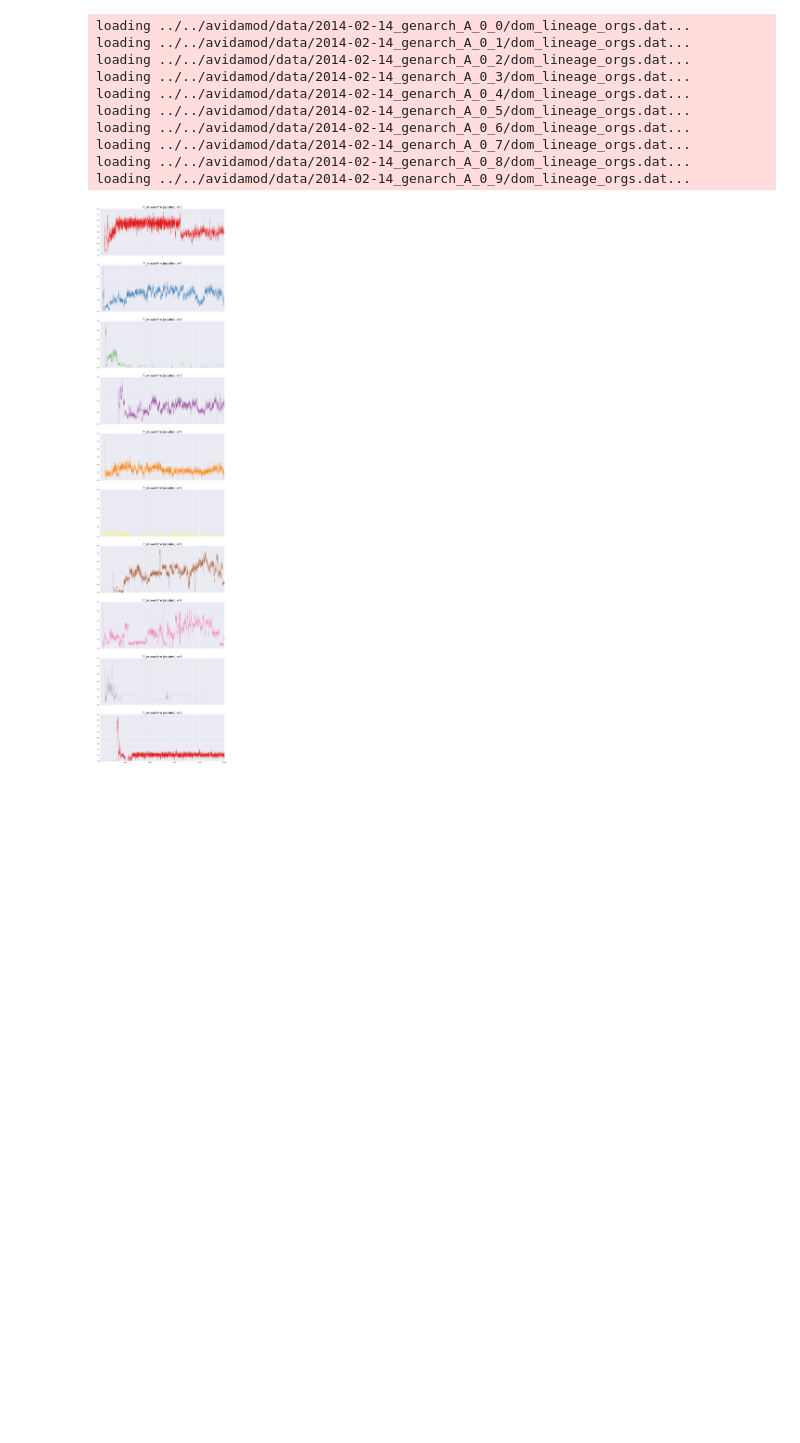
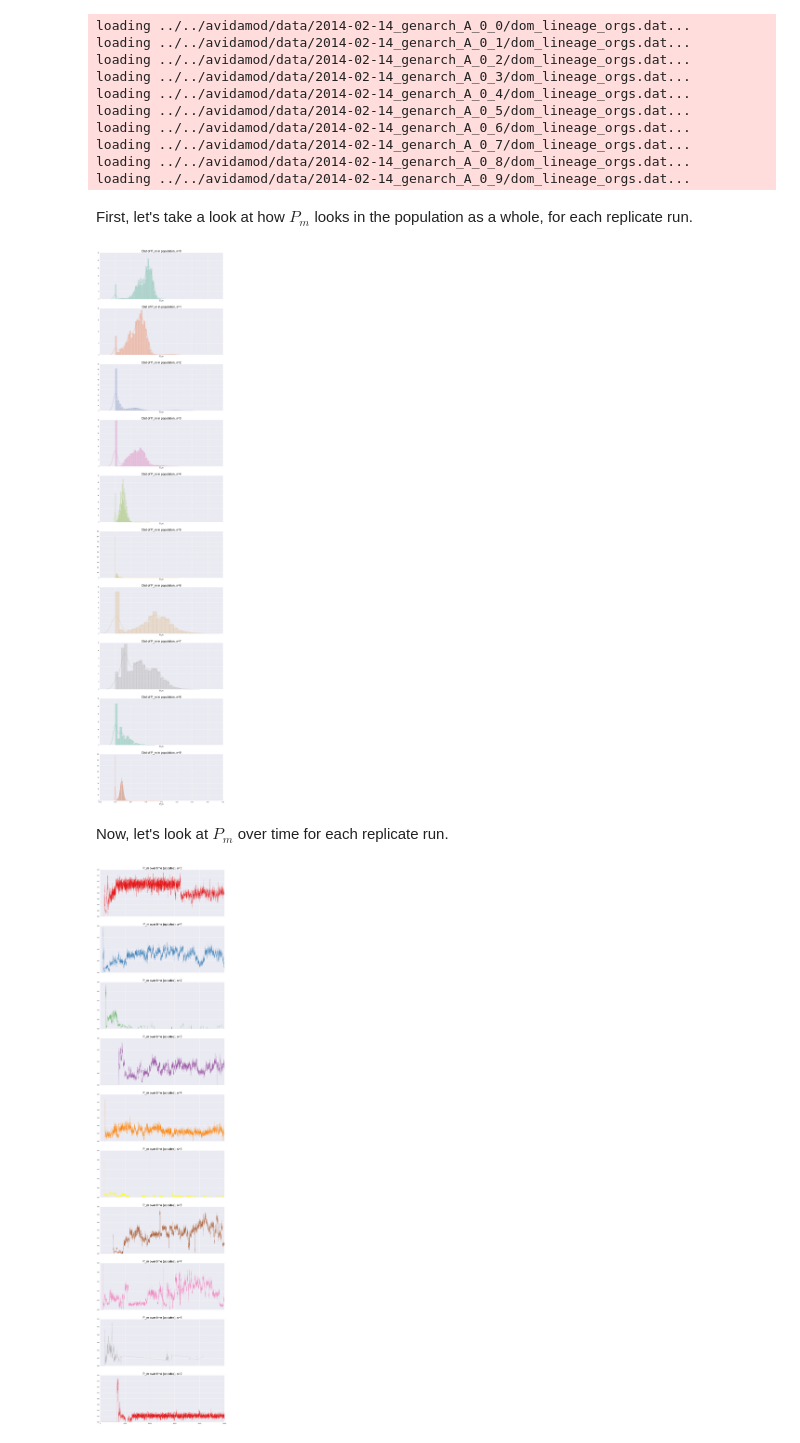
Before and after one commit to camillescott/pyavida, a Jupyter notebook: notebooks/Avida Sampling Modularity.ipynb, the cells around one changed output. Saved outputs shown, nothing was run; the diff lists cells and outputs as text; code cells hidden in the pictures; blank space fills up the shorter version.

Commit message:
added population P_m distributions to notebook

```diff
--- a/notebooks/Avida Sampling Modularity.ipynb
+++ b/notebooks/Avida Sampling Modularity.ipynb
@@ -276,6 +276,19 @@ for i in xrange(10):
     o_df, d = dfs[i]
     P_m_D = o_df[o_df.u_birth > 0].apply(mod_func, axis=1, raw=True, args=(d,))
     o_df.insert(6, 'P_m', P_m_D)
+# %% [markdown]
+First, let's take a look at how $P_m$ looks in the population as a whole, for each replicate run.
+# %%
+colors = sns.color_palette("Set2", 10)
+f, axgroup = subplots(nrows=10, sharex=True, figsize=(18,80))
+for (o_df, d), ax, c, i in zip(dfs, axgroup, colors, xrange(10)):
+    X = o_df[o_df.u_birth > 0].P_m
+    sns.distplot(X, color=c, ax=ax)
+    ax.set_title('Dist of P_m in population, s={i}'.format(i=i))
+# %% [output]
+[figure, added]
+# %% [markdown]
+Now, let's look at $P_m$ over time for each replicate run.
 # %%
 colors = sns.color_palette("Set1", 10)
 f, axgroup = subplots(nrows=10, sharex=True, figsize=(18,80))
```
